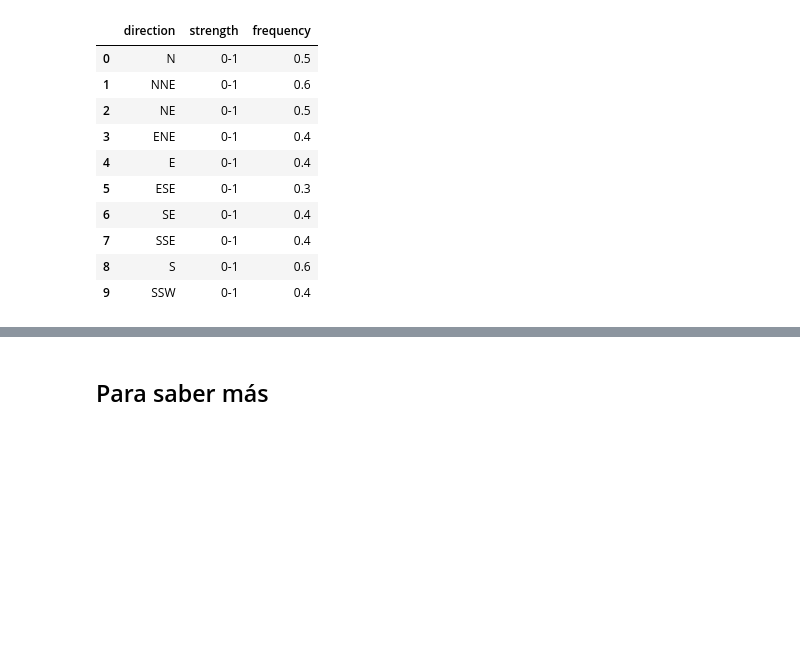
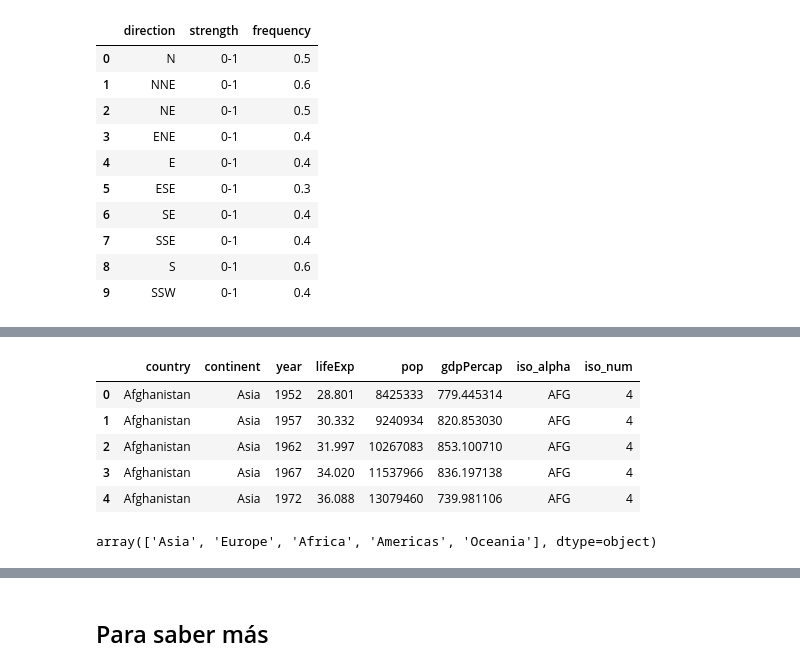
Before and after one commit to leticiaram/Consultoria, a Jupyter notebook: Introduccion_a_Plotly_Express.ipynb, the cells around one changed output, grey strips where cells are left out. Cells and saved outputs as stored; diff of their text form; code cells hidden in the pictures; blank space fills up the shorter version.

```diff
--- a/Introduccion_a_Plotly_Express.ipynb
+++ b/Introduccion_a_Plotly_Express.ipynb
@@ -335,0 +336,8 @@ df.head(10)
+# %%
+# load built-in gapminder dataset from plotly
+gapminder = px.data.gapminder()
+
+# create a map using choropleth
+fig = px.choropleth(gapminder, locations='iso_alpha', color='lifeExp', hover_name='country',
+                    animation_frame='year', color_continuous_scale=px.colors.sequential.Plasma, projection='natural earth')
+fig.show()
@@ -335,0 +346,14 @@ df.head(10)
+# %%
+# examine first few rows
+gapminder.head()
+# %% [output]
+|  | country | continent | year | lifeExp | pop | gdpPercap | iso_alpha | iso_num |
+| 0 | Afghanistan | Asia | 1952 | 28.801 | 8425333 | 779.445314 | AFG | 4 |
+| 1 | Afghanistan | Asia | 1957 | 30.332 | 9240934 | 820.853030 | AFG | 4 |
+| 2 | Afghanistan | Asia | 1962 | 31.997 | 10267083 | 853.100710 | AFG | 4 |
+| 3 | Afghanistan | Asia | 1967 | 34.020 | 11537966 | 836.197138 | AFG | 4 |
+| 4 | Afghanistan | Asia | 1972 | 36.088 | 13079460 | 739.981106 | AFG | 4 |
+# %%
+gapminder['continent'].unique()
+# %% [output]
+array(['Asia', 'Europe', 'Africa', 'Americas', 'Oceania'], dtype=object)
```
Also changed, not shown: parts of 7 cells of this notebook.
